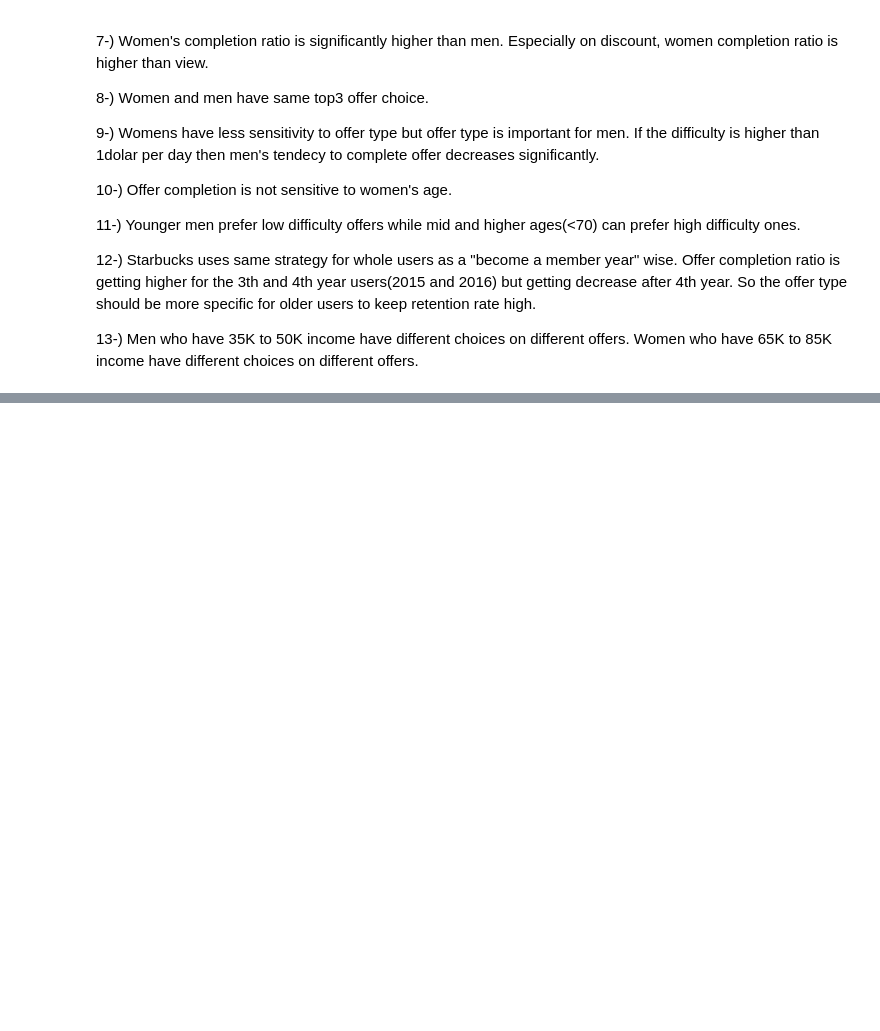
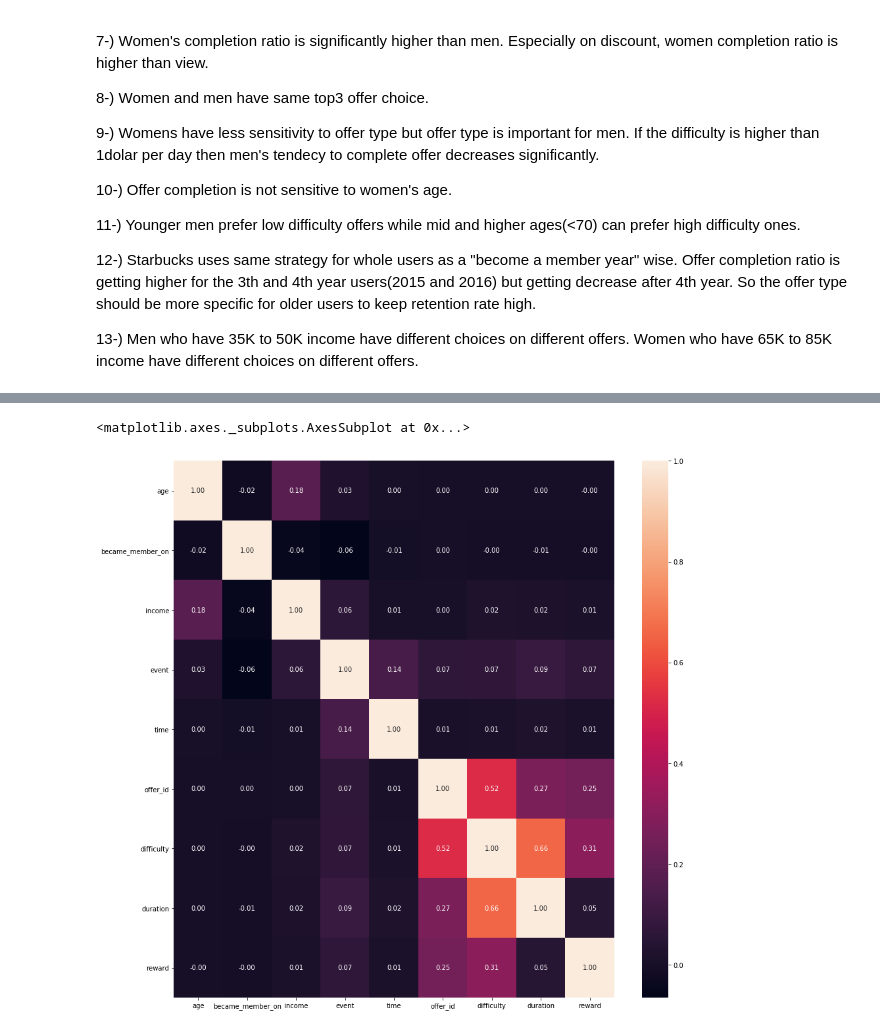
Before and after one commit to mdurus/Starbucks-Project, a Jupyter notebook: Starbucks_Capstone_notebook.ipynb, the cells around one changed output, grey strips where cells are left out. Drawn from its saved outputs; the diff is of its cells as text; code cells hidden in the pictures; blank space fills up the shorter version.

```diff
--- a/Starbucks_Capstone_notebook.ipynb
+++ b/Starbucks_Capstone_notebook.ipynb
@@ -1091,0 +1265,8 @@ Focus on offer 7,8,5 and 1 in general. Retention rate is higher.
+# %%
+df1_model_Q2=df1_model[df1_model['gender']==1].reset_index(drop=True)
+# %%
+fig, ax = plt.subplots(figsize=(15,15))
+sns.heatmap(df1_model_Q2.corr(method="kendall"),annot = True,fmt = "0.2f")
+# %% [output]
+<matplotlib.axes._subplots.AxesSubplot at 0x...>
+[figure, added]
```
Also changed, not shown: parts of 39 cells of this notebook.
